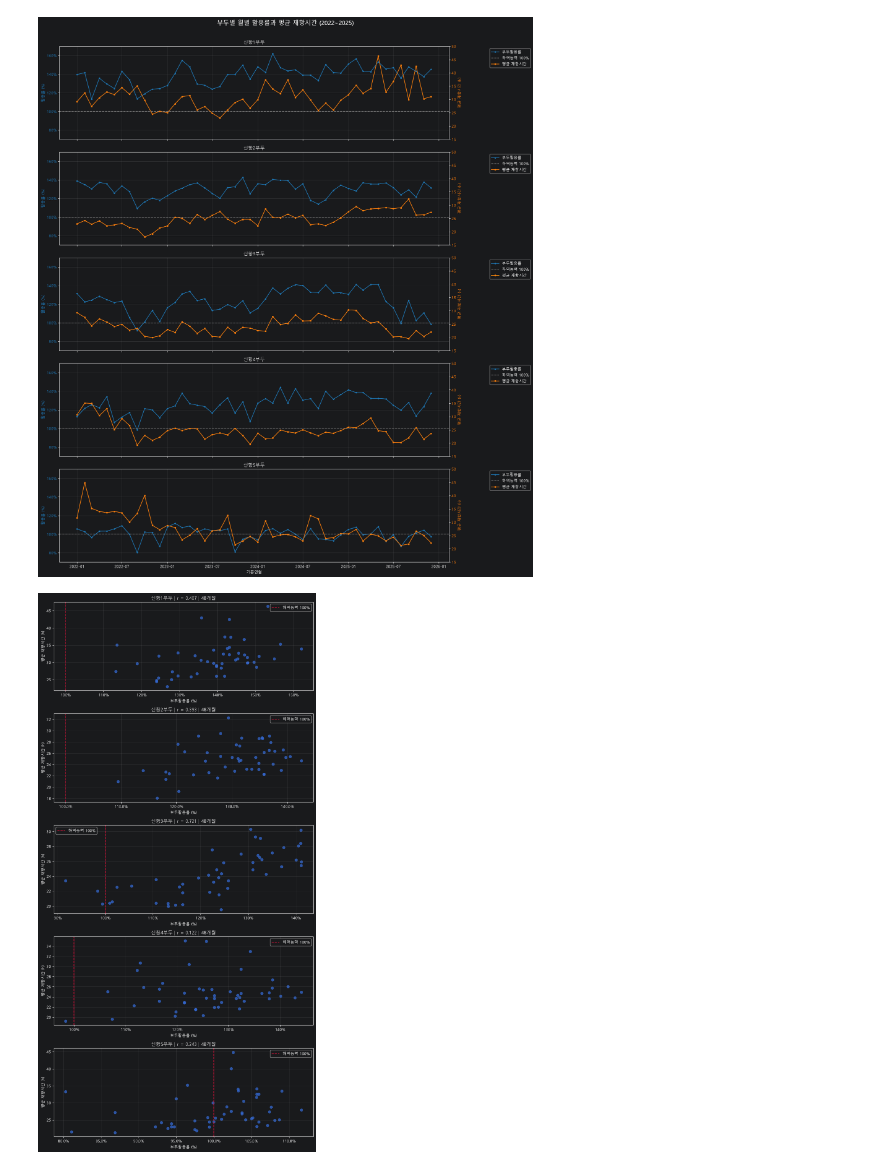
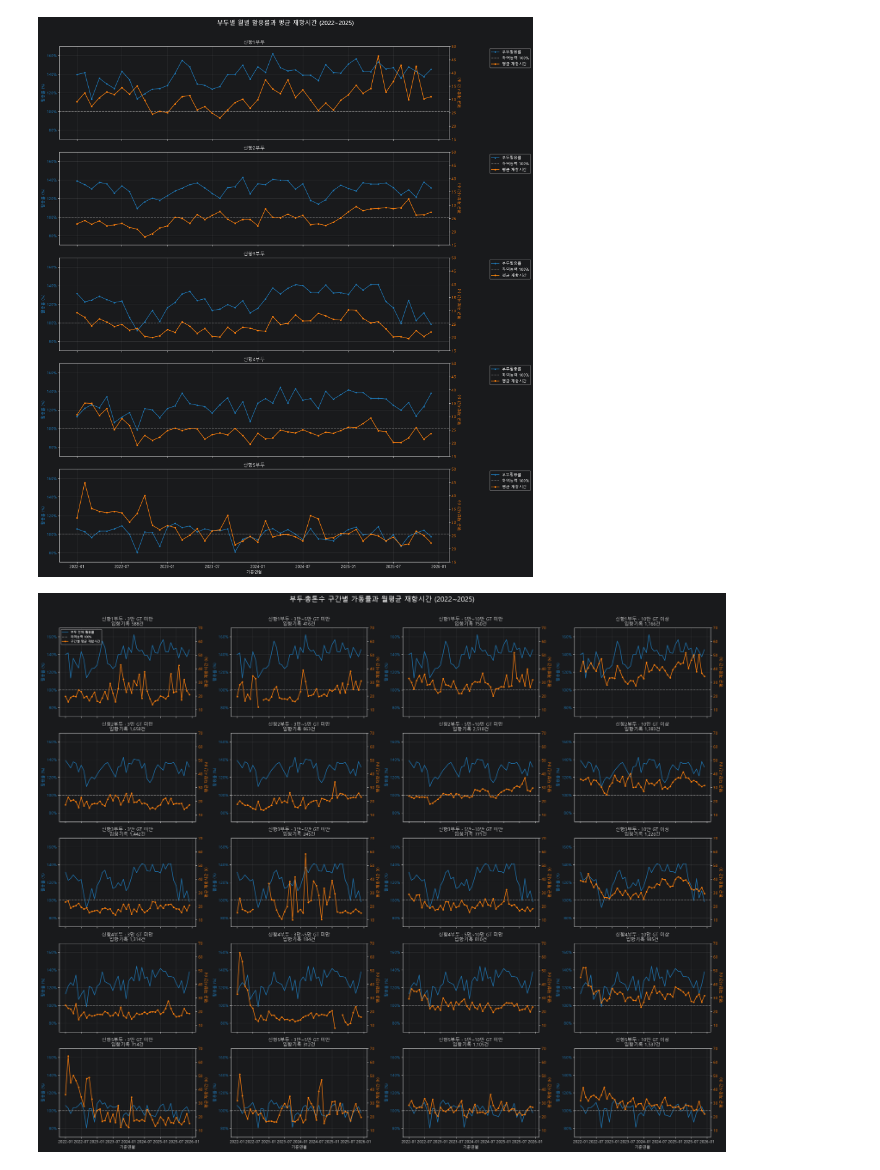
Before and after one commit to BUSAN-IS-SMART/Final_Project, a Jupyter notebook: EDA/EDA-kang.ipynb, the cells around one changed output. Drawn from its saved outputs; the diff is of its cells as text; code cells hidden in the pictures.

```diff
--- a/EDA/EDA-kang.ipynb
+++ b/EDA/EDA-kang.ipynb
@@ -290,51 +290,6 @@ plt.tight_layout()
 plt.show()
 # %% [output]
 [figure]
-# %%
-fig, axes = plt.subplots(
-    len(piers), 1,
-    figsize=(10, 4 * len(piers)),
-    squeeze=False,
-)
-
-for ax, pier in zip(axes[:, 0], piers):
-    # 같은 월끼리 연결하고 결측값 제외
-    pair = pd.concat(
-        [
-            utilization[pier].rename("활용률"),
-            monthly_stay[pier].rename("평균재항시간"),
-        ],
-        axis=1,
-    ).dropna()
-
-    r = pair["활용률"].corr(pair["평균재항시간"])
-
-    ax.scatter(
-        pair["활용률"],
-        pair["평균재항시간"],
-        alpha=0.7,
-        s=45,
-    )
-
-    ax.axvline(
-        100,
-        color="crimson",
-        linestyle="--",
-        label="하역능력 100%",
-    )
-
-    ax.set_title(f"{pier} | r = {r:.3f} | {len(pair)}개월")
-    ax.set_xlabel("부두활용률 (%)")
-    ax.set_ylabel("평균 재항시간 (h)")
-    ax.xaxis.set_major_formatter(PercentFormatter(xmax=100))
-
-    ax.grid(alpha=0.25)
-    ax.legend()
-
-plt.tight_layout()
-plt.show()
-# %% [output]
-[figure, old version]
 # %%
 import numpy as np
 import pandas as pd
@@ -450,30 +405,39 @@ for row, pier in enumerate(piers):
         if stay.notna().sum() == 0:
             ax.text(
                 0.5, 0.5, "해당 구간 기록 없음",
                 transform=ax.transAxes,
                 ha="center",
                 va="center",
             )
 
         # 첫 번째 패널에만 범례 표시
         if row == 0 and col == 0:
             lines1, labels1 = ax.get_legend_handles_labels()
             lines2, labels2 = ax_right.get_legend_handles_labels()
             ax.legend(
                 lines1 + lines2,
                 labels1 + labels2,
                 fontsize=8,
                 loc="upper left",
             )
 
         if row == len(piers) - 1:
             ax.set_xlabel("기준연월")
 
 fig.suptitle(
     "부두·총톤수 구간별 가동률과 월평균 재항시간 (2022~2025)",
     fontsize=18,
     y=1.01,
 )
 
 plt.tight_layout()
+
+fig.savefig(
+    "부두·총톤수_구간별_가동률_월평균_재항시간_(2022~2025).png",
+    dpi=300,
+    bbox_inches="tight",
+)
+
 plt.show()
+# %% [output]
+[figure, added]
```
Also changed, not shown: parts of 2 cells of this notebook, 2 other files.
